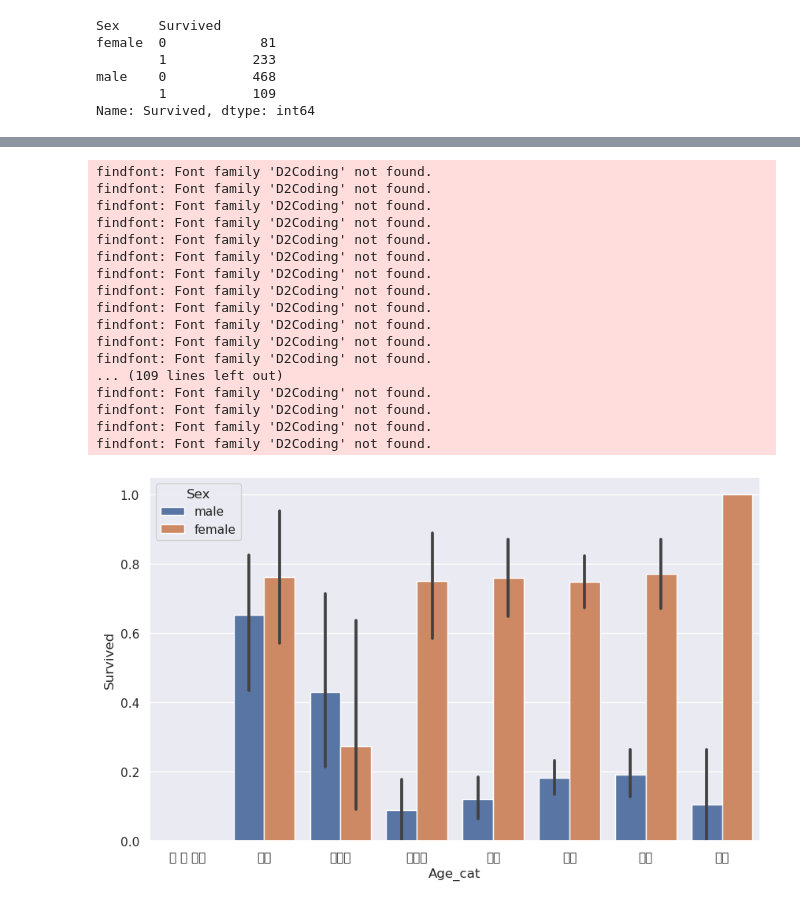
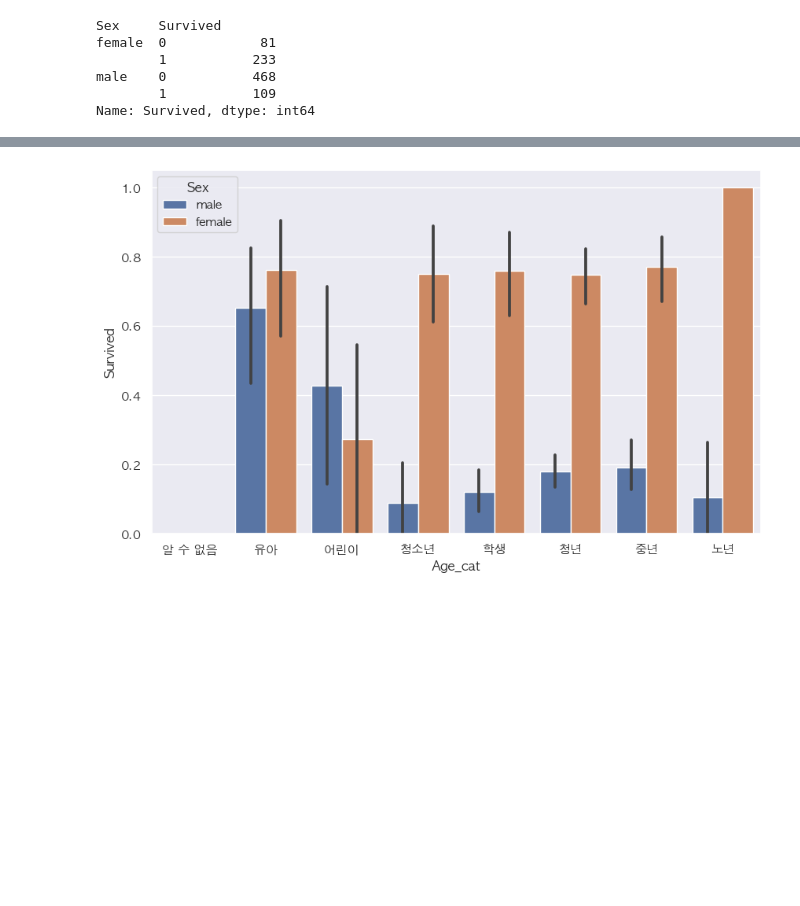
Before and after one commit to Lee-soha/ML-study, a Jupyter notebook: Titanic.ipynb, the cells around one changed output, grey strips where cells are left out. Drawn from its saved outputs; the diff is of its cells as text; code cells hidden in the pictures; blank space fills up the shorter version.

```diff
--- a/Titanic.ipynb
+++ b/Titanic.ipynb
@@ -97,43 +97,26 @@ sns.barplot(x='Pclass', y='Survived', hue='Sex', data=titanic_df)
 # %%
 # 나이에 따른 생존 확률
 def get_category(age):
     cat = ''
     if age <= -1: cat = '알 수 없음'
     elif age <= 5: cat = '유아'
     elif age <= 12: cat = '어린이'
     elif age <= 18: cat = '청소년'
     elif age <= 25: cat = '학생'
     elif age <= 35: cat = '청년'
     elif age <= 60: cat = '중년'
     else : cat = '노년'
 
     return cat
 
 plt.figure(figsize=(10,6))
 group_names = ['알 수 없음', '유아', '어린이', '청소년', '학생', '청년', '중년', '노년']
-sns.set(rc = {'font.family':'D2Coding'})
+sns.set(rc = {'font.family':'AppleGothic'})
 
 # lambda 식에 위에서 생성한 get_category( ) 함수를 반환값으로 지정.
 # get_category(X)는 입력값으로 'Age' 컬럼값을 받아서 해당하는 cat 반환
 titanic_df['Age_cat'] = titanic_df['Age'].apply(lambda x : get_category(x))
 sns.barplot(x='Age_cat', y = 'Survived', hue='Sex', data=titanic_df, order=group_names)
 titanic_df.drop('Age_cat', axis=1, inplace=True)
 # %% [output]
-findfont: Font family 'D2Coding' not found.
-findfont: Font family 'D2Coding' not found.
-findfont: Font family 'D2Coding' not found.
-findfont: Font family 'D2Coding' not found.
-findfont: Font family 'D2Coding' not found.
-findfont: Font family 'D2Coding' not found.
-findfont: Font family 'D2Coding' not found.
-findfont: Font family 'D2Coding' not found.
-findfont: Font family 'D2Coding' not found.
-findfont: Font family 'D2Coding' not found.
-findfont: Font family 'D2Coding' not found.
-findfont: Font family 'D2Coding' not found.
-... (109 lines left out)
-findfont: Font family 'D2Coding' not found.
-findfont: Font family 'D2Coding' not found.
-findfont: Font family 'D2Coding' not found.
-findfont: Font family 'D2Coding' not found.
-[figure, old version]
+[figure, new version]
```
Also changed, not shown: parts of 11 cells of this notebook.
